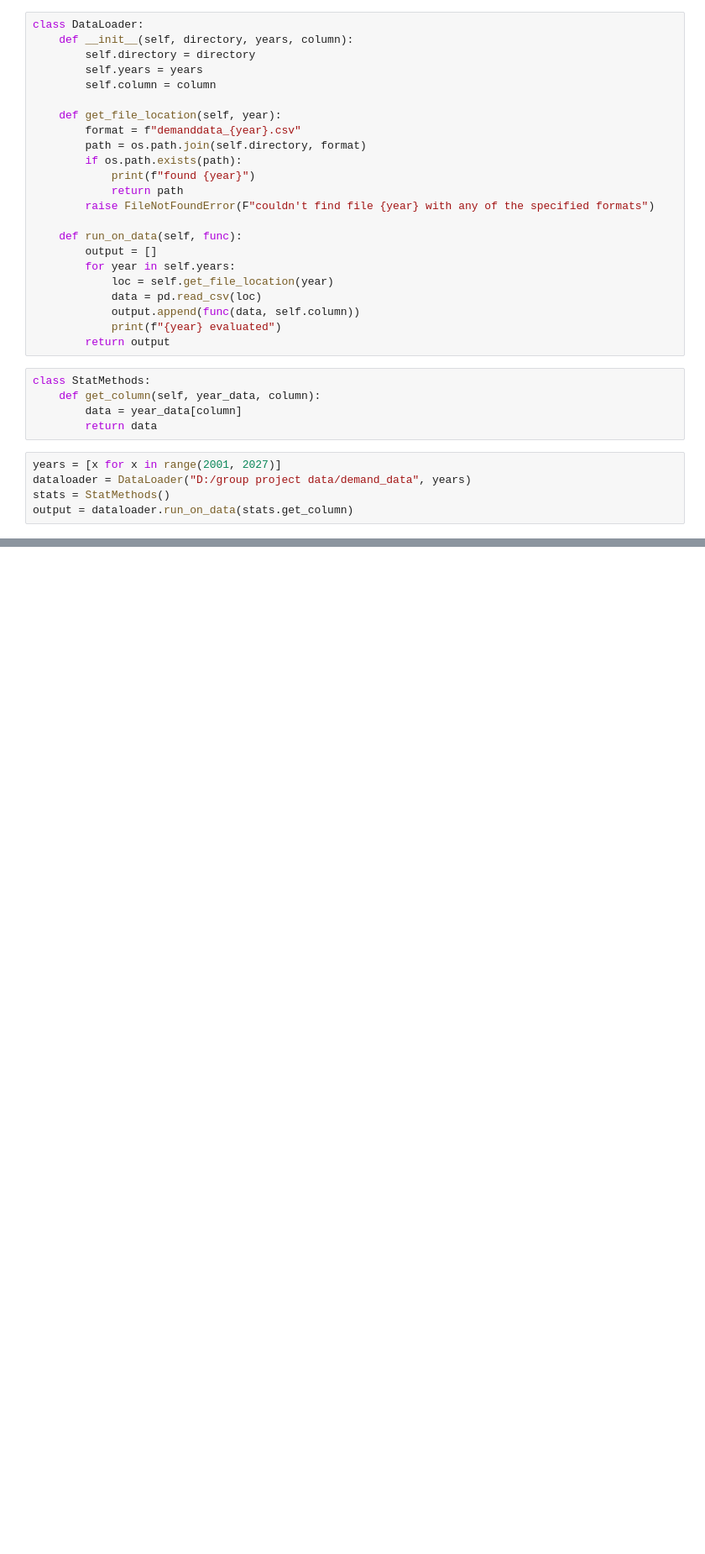
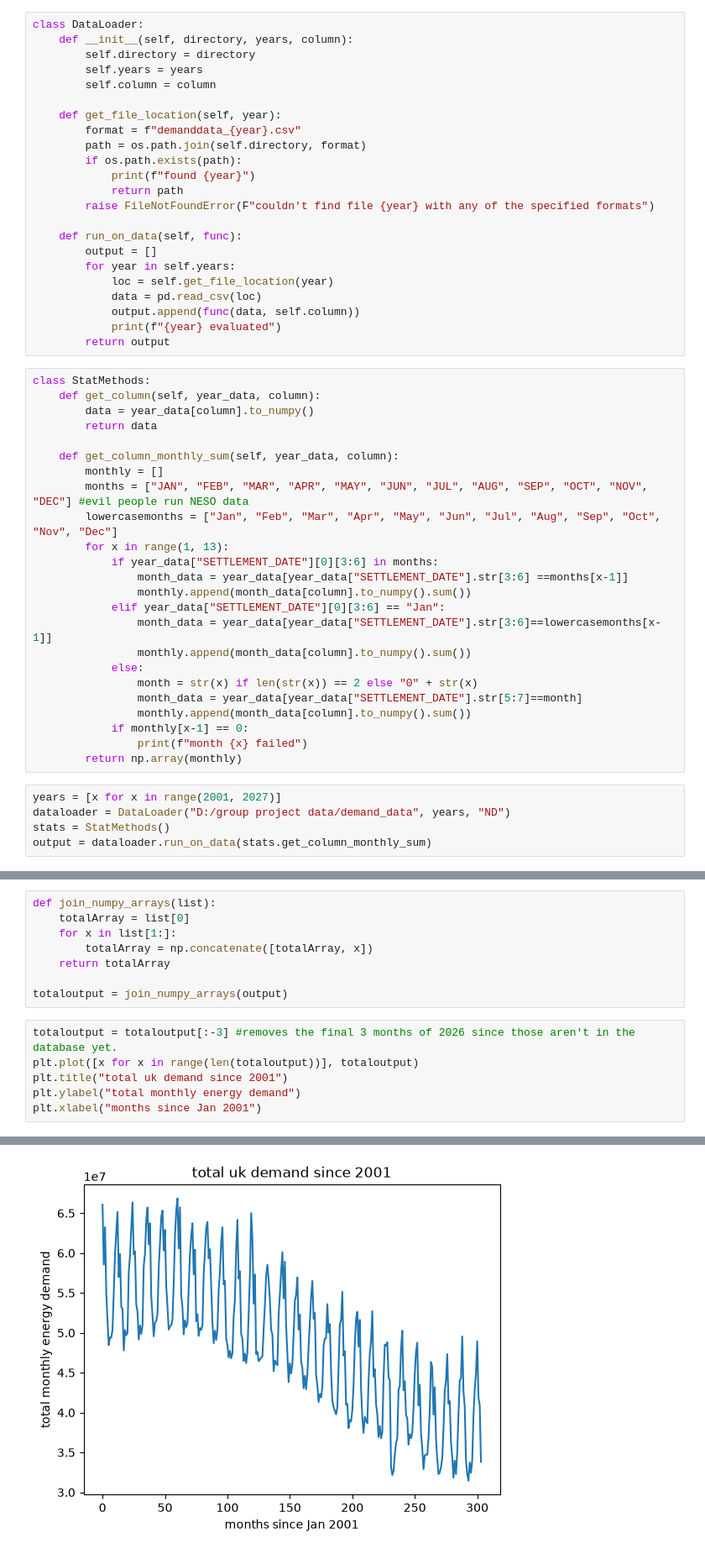
Before and after one commit to Joseph-Sharkey/NSC3003-National-Grid-Resilience-Sensing, a Jupyter notebook: code/demand_data_trends.ipynb, the cells around one changed output, grey strips where cells are left out. Shown at 84% size. Drawn from its saved outputs; the diff is of its cells as text; blank space fills up the shorter version.

Commit message:
new dataloader for demand

```diff
--- a/code/demand_data_trends.ipynb
+++ b/code/demand_data_trends.ipynb
@@ -31,10 +31,29 @@ class DataLoader:
 # %%
 class StatMethods:
     def get_column(self, year_data, column):
-        data = year_data[column]
+        data = year_data[column].to_numpy()
         return data
+
+    def get_column_monthly_sum(self, year_data, column):
+        monthly = []
+        months = ["JAN", "FEB", "MAR", "APR", "MAY", "JUN", "JUL", "AUG", "SEP", "OCT", "NOV", "DEC"] #evil people run NESO data
+        lowercasemonths = ["Jan", "Feb", "Mar", "Apr", "May", "Jun", "Jul", "Aug", "Sep", "Oct", "Nov", "Dec"]
+        for x in range(1, 13):
+            if year_data["SETTLEMENT_DATE"][0][3:6] in months:
+                month_data = year_data[year_data["SETTLEMENT_DATE"].str[3:6] ==months[x-1]]
+                monthly.append(month_data[column].to_numpy().sum())
+            elif year_data["SETTLEMENT_DATE"][0][3:6] == "Jan":
+                month_data = year_data[year_data["SETTLEMENT_DATE"].str[3:6]==lowercasemonths[x-1]]
+                monthly.append(month_data[column].to_numpy().sum())
+            else:
+                month = str(x) if len(str(x)) == 2 else "0" + str(x)
+                month_data = year_data[year_data["SETTLEMENT_DATE"].str[5:7]==month]
+                monthly.append(month_data[column].to_numpy().sum())
+            if monthly[x-1] == 0:
+                print(f"month {x} failed")
+        return np.array(monthly)
 # %%
 years = [x for x in range(2001, 2027)]
-dataloader = DataLoader("D:/group project data/demand_data", years)
+dataloader = DataLoader("D:/group project data/demand_data", years, "ND")
 stats = StatMethods()
-output = dataloader.run_on_data(stats.get_column)
+output = dataloader.run_on_data(stats.get_column_monthly_sum)
@@ -43,0 +60,15 @@ TypeError: StatMethods.get_column() missing 1 required positional argument: 'col
+# %%
+def join_numpy_arrays(list):
+    totalArray = list[0]
+    for x in list[1:]:
+        totalArray = np.concatenate([totalArray, x])
+    return totalArray
+
+totaloutput = join_numpy_arrays(output)
+# %%
+totaloutput = totaloutput[:-3] #removes the final 3 months of 2026 since those aren't in the database yet.
+plt.plot([x for x in range(len(totaloutput))], totaloutput)
+plt.title("total uk demand since 2001")
+plt.ylabel("total monthly energy demand")
+plt.xlabel("months since Jan 2001")
+# %% [output]
@@ -43,0 +76 @@ TypeError: StatMethods.get_column() missing 1 required positional argument: 'col
+[figure, added]
```
Also changed, not shown: parts of 7 cells of this notebook, 1 other file.
